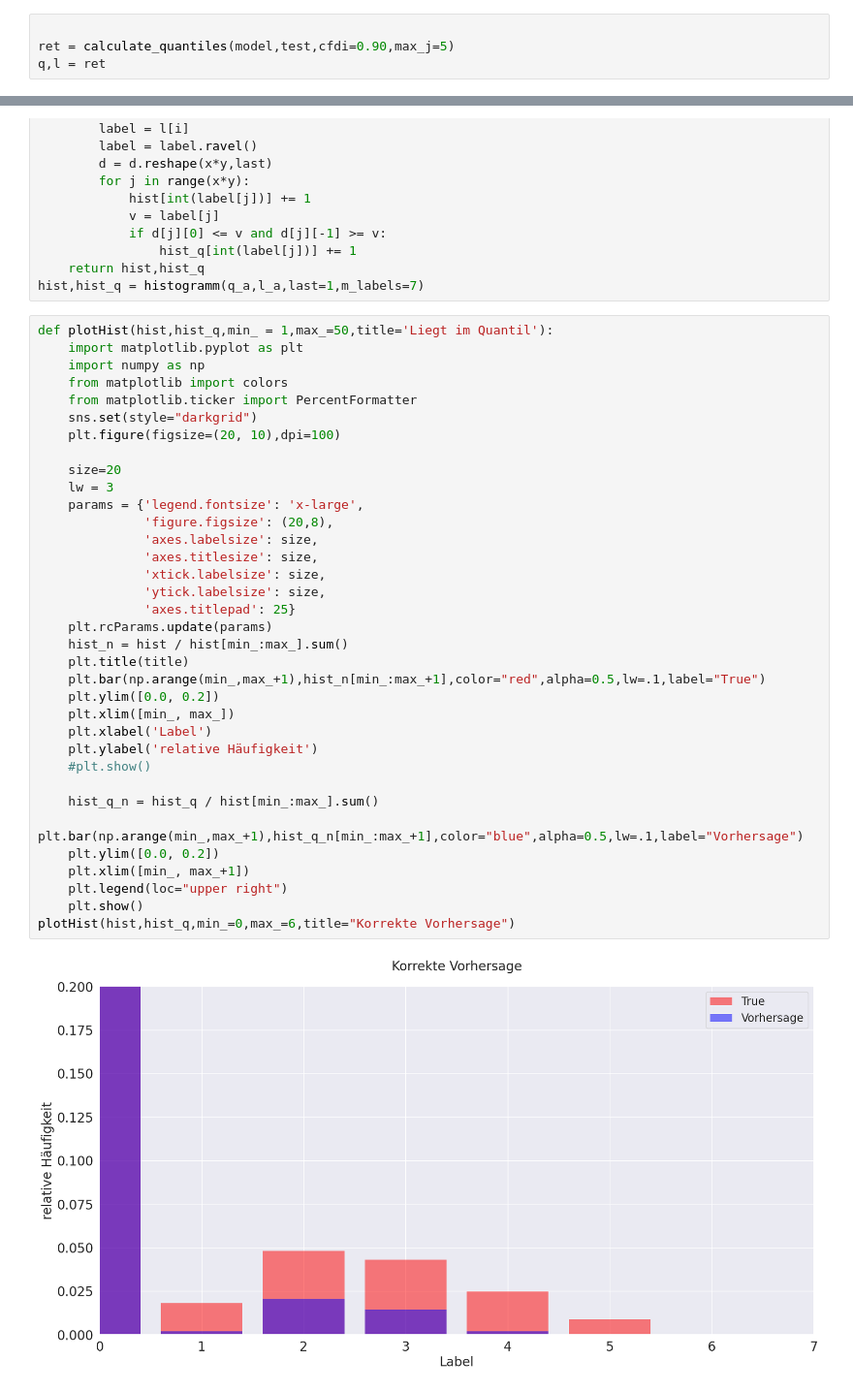
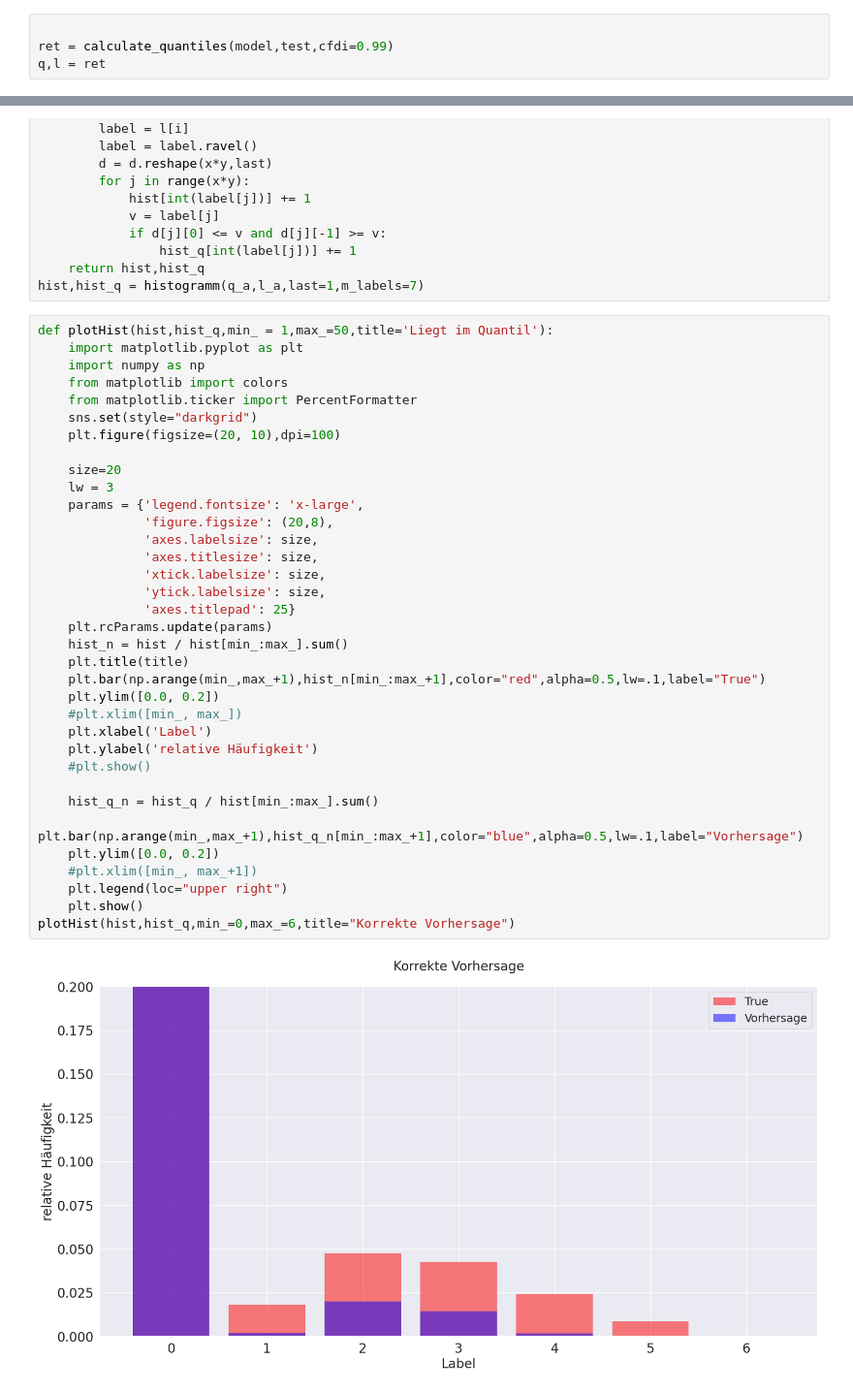
Before and after one commit to PaulSut/DeepRain2, a Jupyter notebook: DeepRain/ 30min_zeroInf_negative_Binomial_eval.ipynb, the cells around one changed output, grey strips where cells are left out. Shown at 97% size. Saved outputs shown, nothing was run; the diff lists cells and outputs as text.

```diff
--- a/DeepRain/ 30min_zeroInf_negative_Binomial_eval.ipynb
+++ b/DeepRain/ 30min_zeroInf_negative_Binomial_eval.ipynb
@@ -140,6 +140,6 @@ plotAUC(baseline_dict)
 [figure]
 # %%
 
-ret = calculate_quantiles(model,test,cfdi=0.90,max_j=5)
+ret = calculate_quantiles(model,test,cfdi=0.99)
 q,l = ret
 # %% [output]
@@ -407,36 +406,36 @@ def plotHist(hist,hist_q,min_ = 1,max_=50,title='Liegt im Quantil'):
     from matplotlib import colors
     from matplotlib.ticker import PercentFormatter
     sns.set(style="darkgrid")
     plt.figure(figsize=(20, 10),dpi=100)
 
     size=20
     lw = 3
     params = {'legend.fontsize': 'x-large',
               'figure.figsize': (20,8),
               'axes.labelsize': size,
               'axes.titlesize': size,
               'xtick.labelsize': size,
               'ytick.labelsize': size,
               'axes.titlepad': 25}
     plt.rcParams.update(params)
     hist_n = hist / hist[min_:max_].sum()
     plt.title(title)
     plt.bar(np.arange(min_,max_+1),hist_n[min_:max_+1],color="red",alpha=0.5,lw=.1,label="True")
     plt.ylim([0.0, 0.2])
-    plt.xlim([min_, max_])
+    #plt.xlim([min_, max_])
     plt.xlabel('Label')
     plt.ylabel('relative Häufigkeit')
     #plt.show()
 
     hist_q_n = hist_q / hist[min_:max_].sum()
     plt.bar(np.arange(min_,max_+1),hist_q_n[min_:max_+1],color="blue",alpha=0.5,lw=.1,label="Vorhersage")
     plt.ylim([0.0, 0.2])
-    plt.xlim([min_, max_+1])
+    #plt.xlim([min_, max_+1])
     plt.legend(loc="upper right")
     plt.show()
 plotHist(hist,hist_q,min_=0,max_=6,title="Korrekte Vorhersage")
 # %% [output]
-[figure, old version]
+[figure, new version]
 # %%
 someStats(hist,hist_q)
 # %% [output]
```
Also changed, not shown: parts of 4 cells of this notebook, 4 other files.
